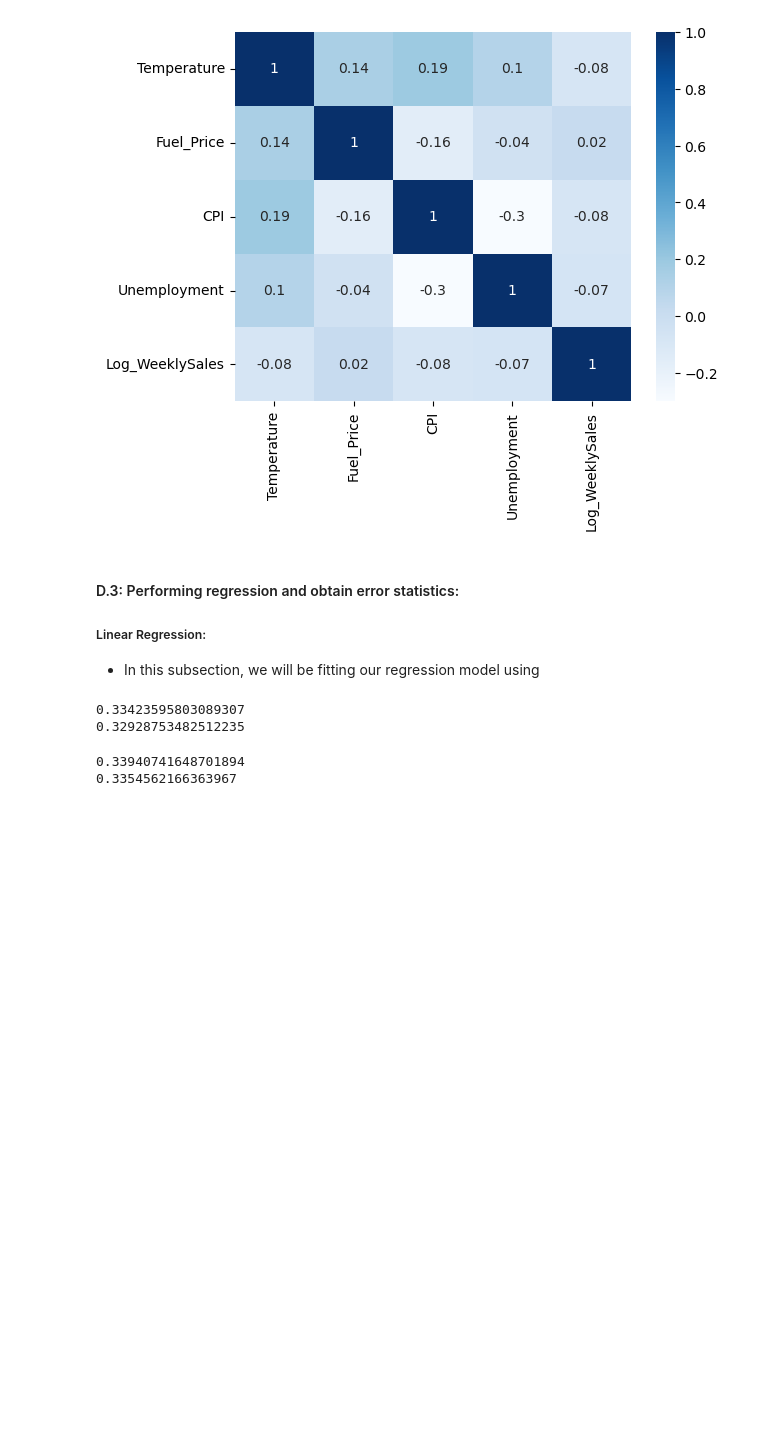
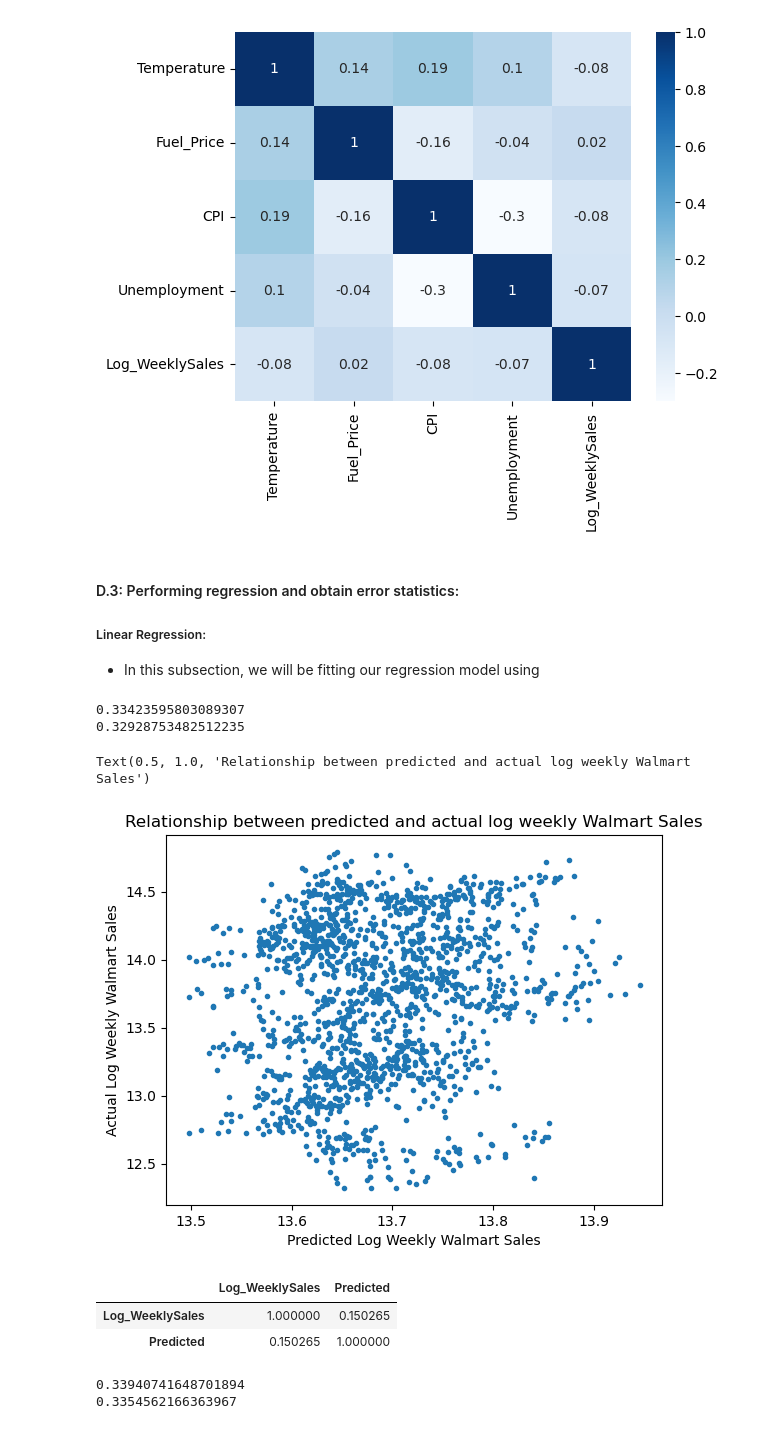
Before and after one commit to tuanqpham/walmart_regression, a Jupyter notebook: Final Report.ipynb, the cells around one changed output. Cells and saved outputs as stored; diff of their text form; code cells hidden in the pictures; blank space fills up the shorter version.

```diff
--- a/Final Report.ipynb
+++ b/Final Report.ipynb
@@ -210,4 +211,20 @@ print(mse_test)
 # %% [output]
 0.33423595803089307
 0.32928753482512235
+# %%
+plt.plot(model.predict(X_test), y_test, ".")
+plt.xlabel("Predicted Log Weekly Walmart Sales")
+plt.ylabel("Actual Log Weekly Walmart Sales")
+plt.title("Relationship between predicted and actual log weekly Walmart Sales")
+# %% [output]
+Text(0.5, 1.0, 'Relationship between predicted and actual log weekly Walmart Sales')
+[figure, added]
+# %%
+dt = pd.DataFrame(model.predict(X_test), y_test)
+dt.rename(columns = {"Log_WeeklySales": "Actual",
+                     0: "Predicted"}).reset_index().corr()
+# %% [output]
+|  | Log_WeeklySales | Predicted |
+| Log_WeeklySales | 1.000000 | 0.150265 |
+| Predicted | 0.150265 | 1.000000 |
 # %%
```
Also changed, not shown: parts of 9 cells of this notebook.
